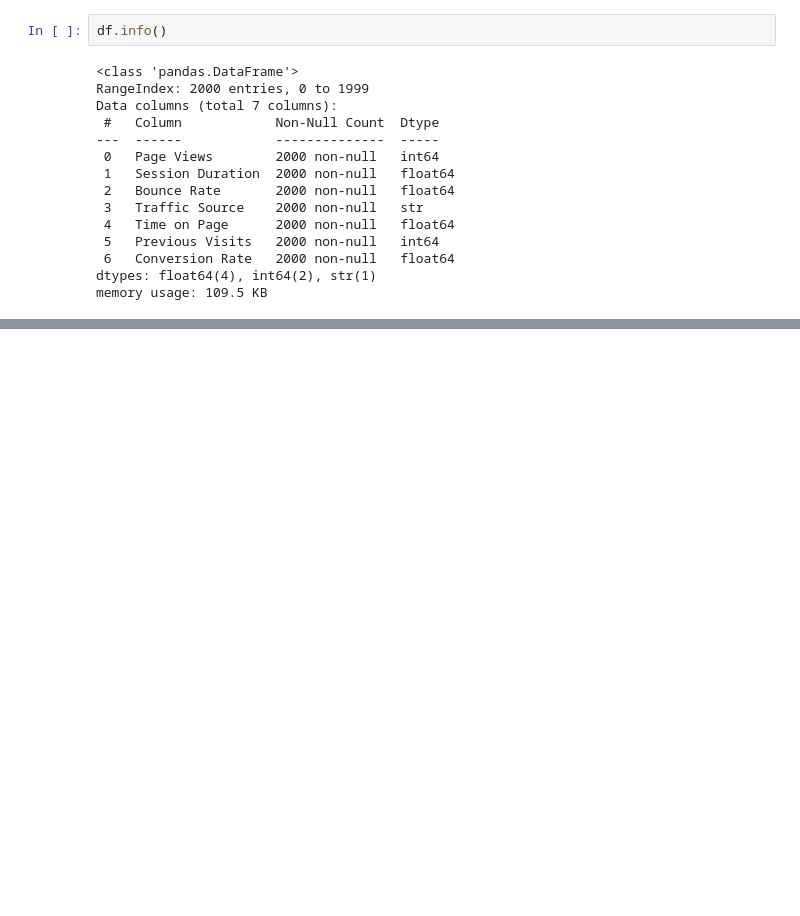
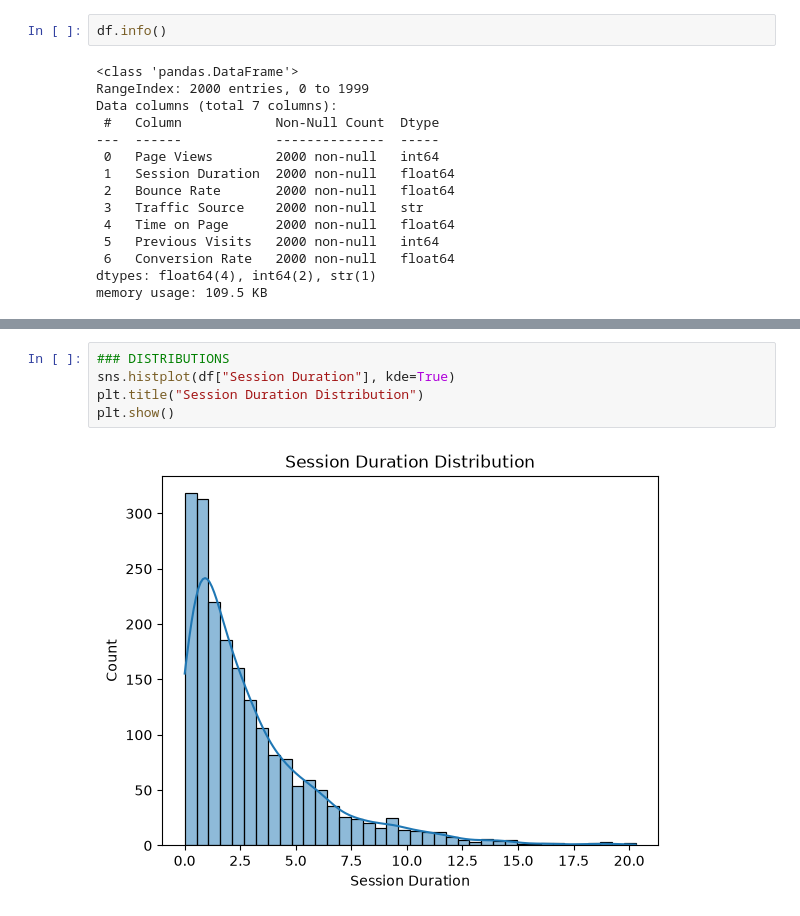
Before and after one commit to abdullah-butt-dev/website-traffic-analysis-dashboard, a Jupyter notebook: notebooks/traffic_analysis.ipynb, the cells around one changed output, grey strips where cells are left out. Saved outputs shown, nothing was run; the diff lists cells and outputs as text; blank space fills up the shorter version.

```diff
--- a/notebooks/traffic_analysis.ipynb
+++ b/notebooks/traffic_analysis.ipynb
@@ -108 +125,8 @@ sns.histplot(df["Time on Page"])
+# %%
+### DISTRIBUTIONS
+sns.histplot(df["Session Duration"], kde=True)
+plt.title("Session Duration Distribution")
+plt.show()
+# %% [output]
+[figure, added]
 # %%
```
Also changed, not shown: parts of 31 cells of this notebook, 8 other files.
